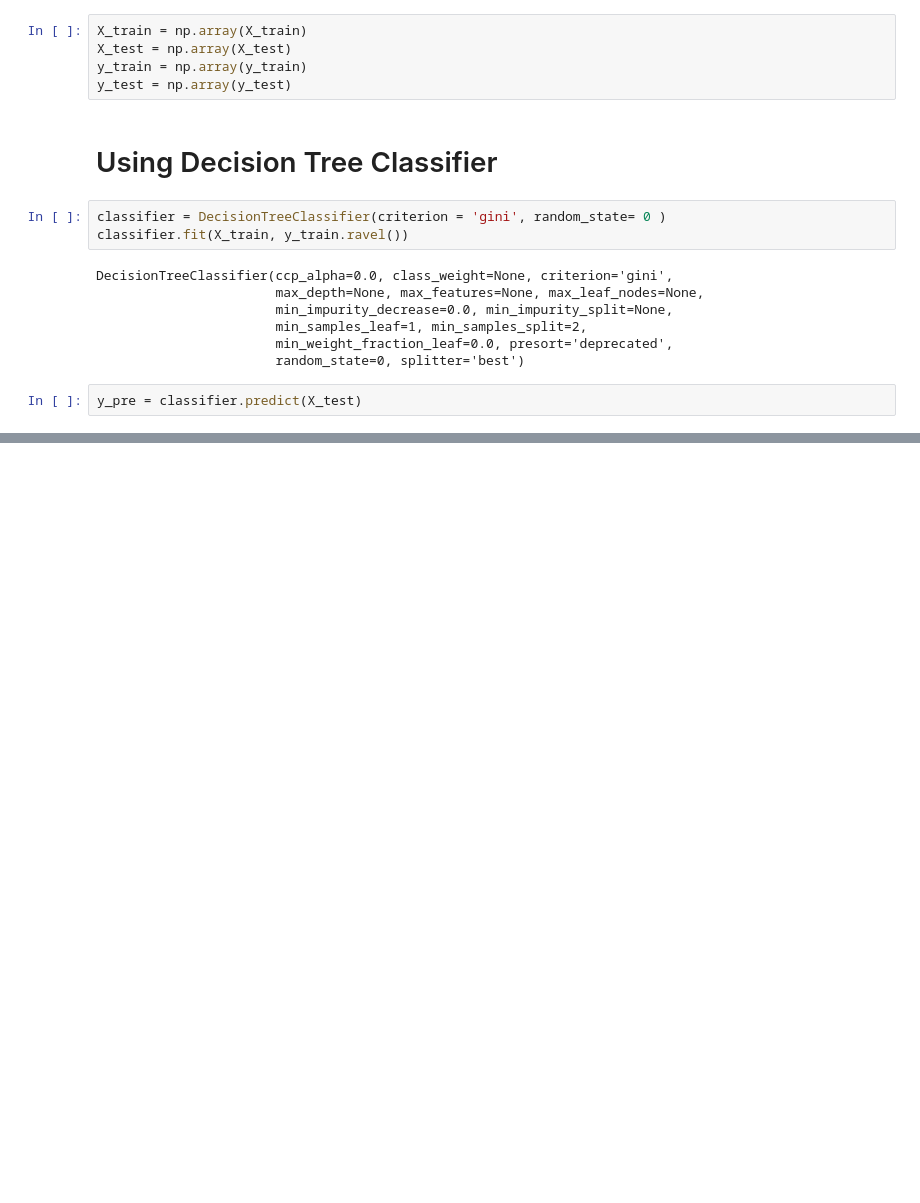
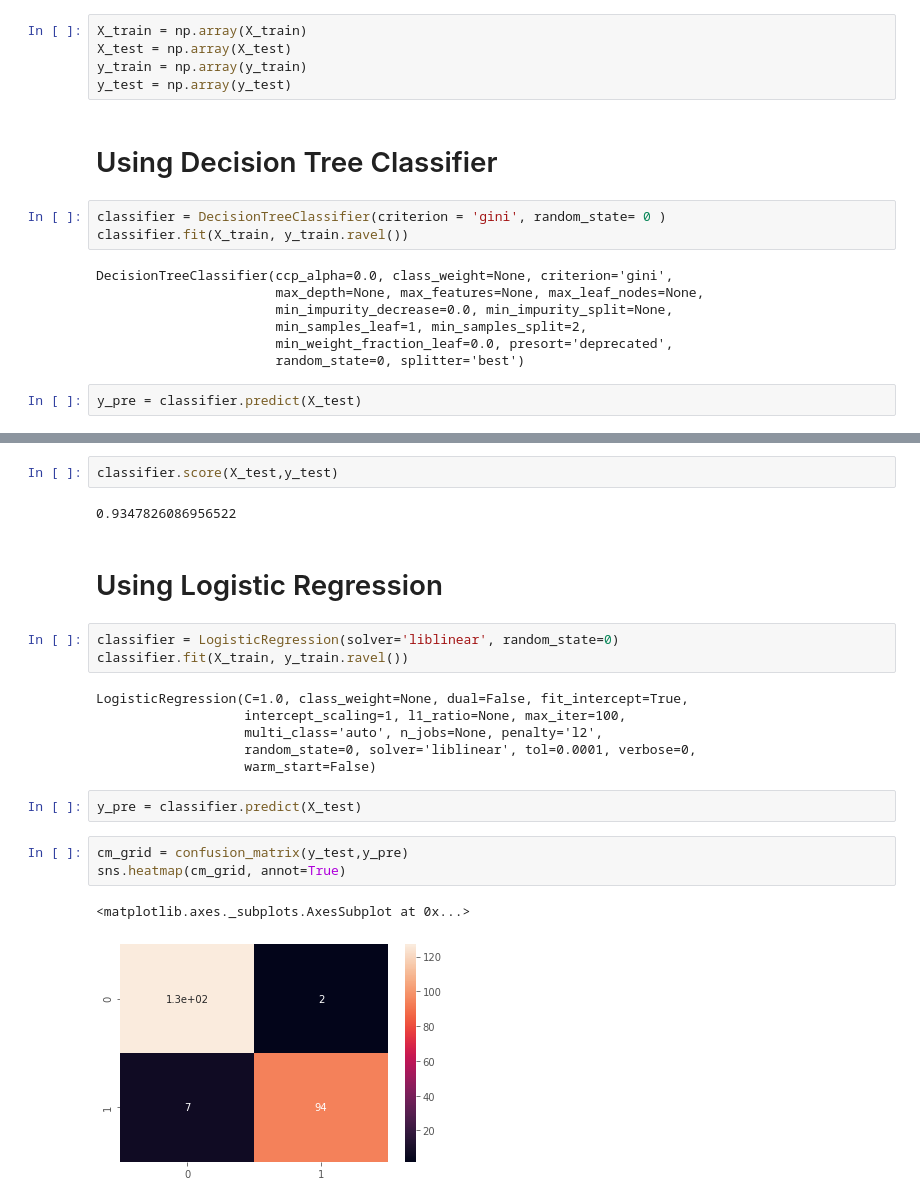
Before and after one commit to BITS-SECOND-SEM-ASSIGNMENT-GROUP-60/credit-fraud-detection, a Jupyter notebook: credit_card_fraud_detection.ipynb, the cells around one changed output, grey strips where cells are left out. Saved outputs shown, nothing was run; the diff lists cells and outputs as text; blank space fills up the shorter version.

```diff
--- a/credit_card_fraud_detection.ipynb
+++ b/credit_card_fraud_detection.ipynb
@@ -227,0 +259,23 @@ classifier.score(X_test,y_test)
+# %%
+classifier.score(X_test,y_test)
+# %% [output]
+0.9347826086956522
+# %% [markdown]
+# Using Logistic Regression
+# %%
+classifier = LogisticRegression(solver='liblinear', random_state=0)
+classifier.fit(X_train, y_train.ravel())
+# %% [output]
+LogisticRegression(C=1.0, class_weight=None, dual=False, fit_intercept=True,
+                   intercept_scaling=1, l1_ratio=None, max_iter=100,
+                   multi_class='auto', n_jobs=None, penalty='l2',
+                   random_state=0, solver='liblinear', tol=0.0001, verbose=0,
+                   warm_start=False)
+# %%
+y_pre = classifier.predict(X_test)
+# %%
+cm_grid = confusion_matrix(y_test,y_pre)
+sns.heatmap(cm_grid, annot=True)
+# %% [output]
+<matplotlib.axes._subplots.AxesSubplot at 0x...>
+[figure, added]
```
Also changed, not shown: parts of 15 cells of this notebook.
